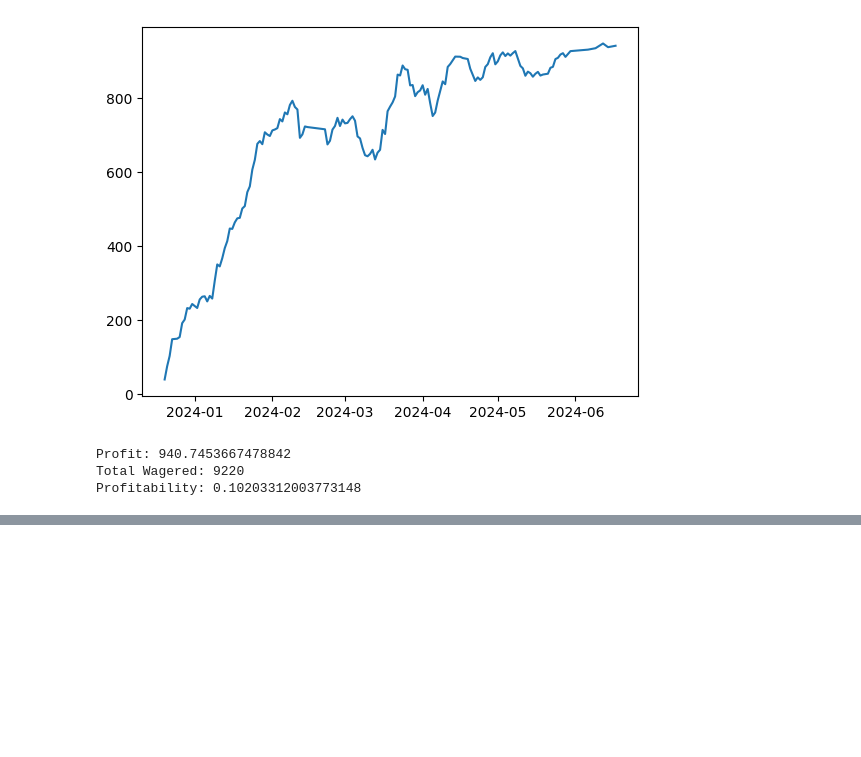
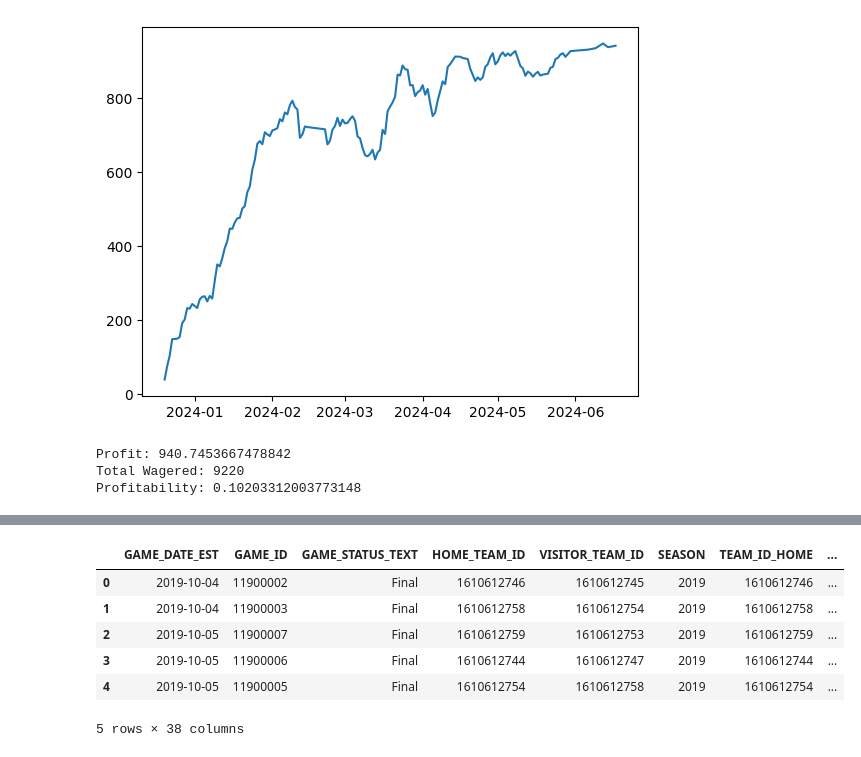
Before and after one commit to dgliwa/nba-pickem, a Jupyter notebook: notebooks/predict_wins.ipynb, the cells around one changed output, grey strips where cells are left out. Cells and saved outputs as stored; diff of their text form; code cells hidden in the pictures; blank space fills up the shorter version.

```diff
--- a/notebooks/predict_wins.ipynb
+++ b/notebooks/predict_wins.ipynb
@@ -1059,0 +1074,15 @@ Combining those results with the money line odds for the remaining games (2/3 th
+# %%
+def translate_city(city):
+  if city.startswith("L.A."):
+    nickname = city.split(" ")[1]
+    team = teams[teams["NICKNAME"] == nickname]
+    return team["TEAM_ID"].values[0]
+  else:
+    team = teams[teams["CITY"] == city]
+    return team["TEAM_ID"].values[0]
+
+spreads["VISITOR_TEAM_ID"] = spreads["away"].apply(translate_city)
+spreads["HOME_TEAM_ID"] = spreads["home"].apply(translate_city)
+spreads.columns = [c.upper() for c in spreads.columns]
+spreads = spreads.drop(columns=["AWAY", "HOME"])
+spreads.head()
@@ -1059,0 +1096,12 @@ Combining those results with the money line odds for the remaining games (2/3 th
+# %%
+games_with_spreads = games.merge(spreads, left_on=["GAME_DATE_EST", "HOME_TEAM_ID", "VISITOR_TEAM_ID"], right_on=["DATE", "HOME_TEAM_ID", "VISITOR_TEAM_ID"])
+games_with_spreads.columns = [c.upper() for c in games_with_spreads.columns]
+games_with_spreads.head()
+# %% [output]
+|  | GAME_DATE_EST | GAME_ID | GAME_STATUS_TEXT | HOME_TEAM_ID | VISITOR_TEAM_ID | SEASON | TEAM_ID_HOME | ... |
+| 0 | 2019-10-04 | 11900002 | Final | 1610612746 | 1610612745 | 2019 | 1610612746 | ... |
+| 1 | 2019-10-04 | 11900003 | Final | 1610612758 | 1610612754 | 2019 | 1610612758 | ... |
+| 2 | 2019-10-05 | 11900007 | Final | 1610612759 | 1610612753 | 2019 | 1610612759 | ... |
+| 3 | 2019-10-05 | 11900006 | Final | 1610612744 | 1610612747 | 2019 | 1610612744 | ... |
+| 4 | 2019-10-05 | 11900005 | Final | 1610612754 | 1610612758 | 2019 | 1610612754 | ... |
+5 rows × 38 columns
```
Also changed, not shown: parts of 16 cells of this notebook, 1 other file.
